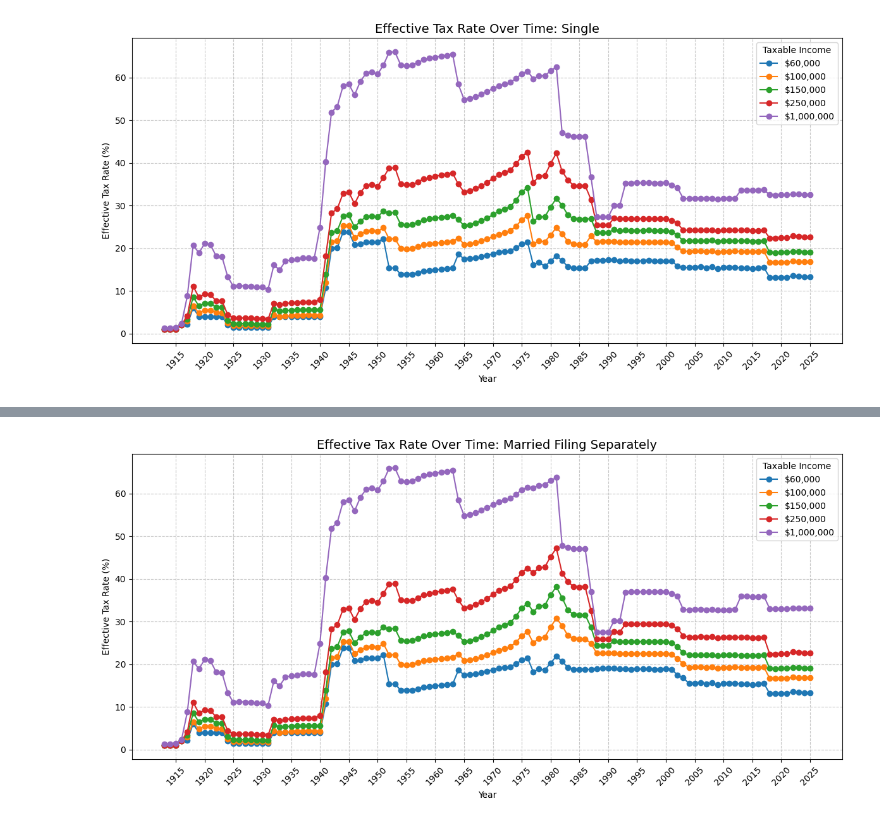
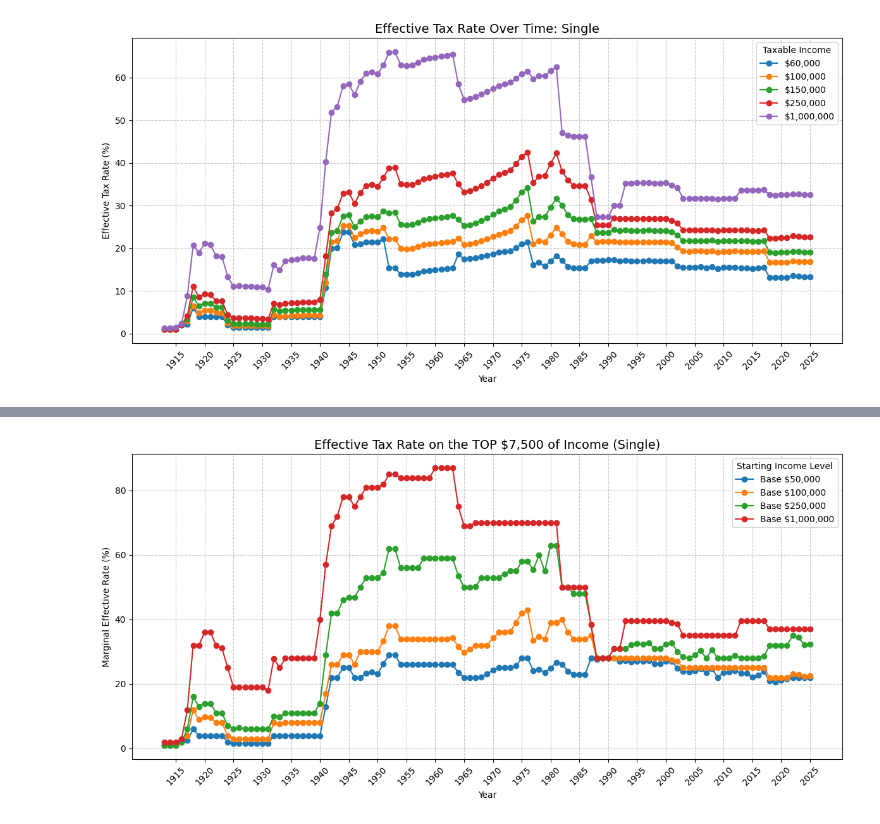
Before and after one commit to cormac-taylor/taxation, a Jupyter notebook: taxation.ipynb, the cells around one changed output, grey strips where cells are left out. Drawn from its saved outputs; the diff is of its cells as text; code cells hidden in the pictures.

Commit message:
effective tax rate for roth contributions

```diff
--- a/taxation.ipynb
+++ b/taxation.ipynb
@@ -152,6 +152,45 @@ def plot_for_incomes_by_status(status_label, income_array):
 
     plt.tight_layout()
     plt.show()
+
+def plot_top_x_marginal_rate(status_label, income_array, top_x=1000):
+    r_col, bs_col = status_map[status_label]
+    all_results = []
+
+    for year, group in inflation_adj_tax_bracket_df.groupby('year'):
+        year_data = {'year': year}
+        for base_income in income_array:
+            total_income = base_income + top_x
+
+            tax_at_total = calculate_progressive_tax(total_income, group, r_col, bs_col)
+            tax_at_base = calculate_progressive_tax(base_income, group, r_col, bs_col)
+
+            marginal_tax_amount = tax_at_total - tax_at_base
+            marginal_effective_rate = (marginal_tax_amount / top_x) * 100
+
+            year_data[f"Base ${base_income:,}"] = marginal_effective_rate
+
+        all_results.append(year_data)
+
+    plot_df = pd.DataFrame(all_results).sort_values('year')
+
+    plt.figure(figsize=(12, 6))
+    for base_income in income_array:
+        label = f"Base ${base_income:,}"
+        plt.plot(plot_df['year'], plot_df[label], marker='o', label=label)
+
+    plt.title(f'Effective Tax Rate on the TOP ${top_x:,} of Income ({status_label})', fontsize=14)
+    plt.ylabel('Marginal Effective Rate (%)')
+    plt.xlabel('Year')
+    plt.legend(title="Starting Income Level")
+    plt.grid(True, linestyle='--', alpha=0.7)
+
+    years = plot_df['year'].unique()
+    labels_to_show = [y for y in years if int(y) % 5 == 0]
+    plt.xticks(labels_to_show, rotation=45)
+
+    plt.tight_layout()
+    plt.show()
 # %%
 plot_for_taxable_income(60_000)
 # %% [output]
@@ -187,4 +218,4 @@ plot_for_incomes_by_status('Married Filing Jointly', [60_000, 100_000, 150_000,
-# %%
-plot_for_incomes_by_status('Married Filing Separately', [60_000, 100_000, 150_000, 250_000, 1_000_000])
-# %% [output]
-[figure, removed]
+# %%
+plot_top_x_marginal_rate('Single', [50_000, 100_000, 250_000, 1_000_000], 7500)
+# %% [output]
+[figure, added]
```
Also changed, not shown: parts of 2 cells of this notebook.
